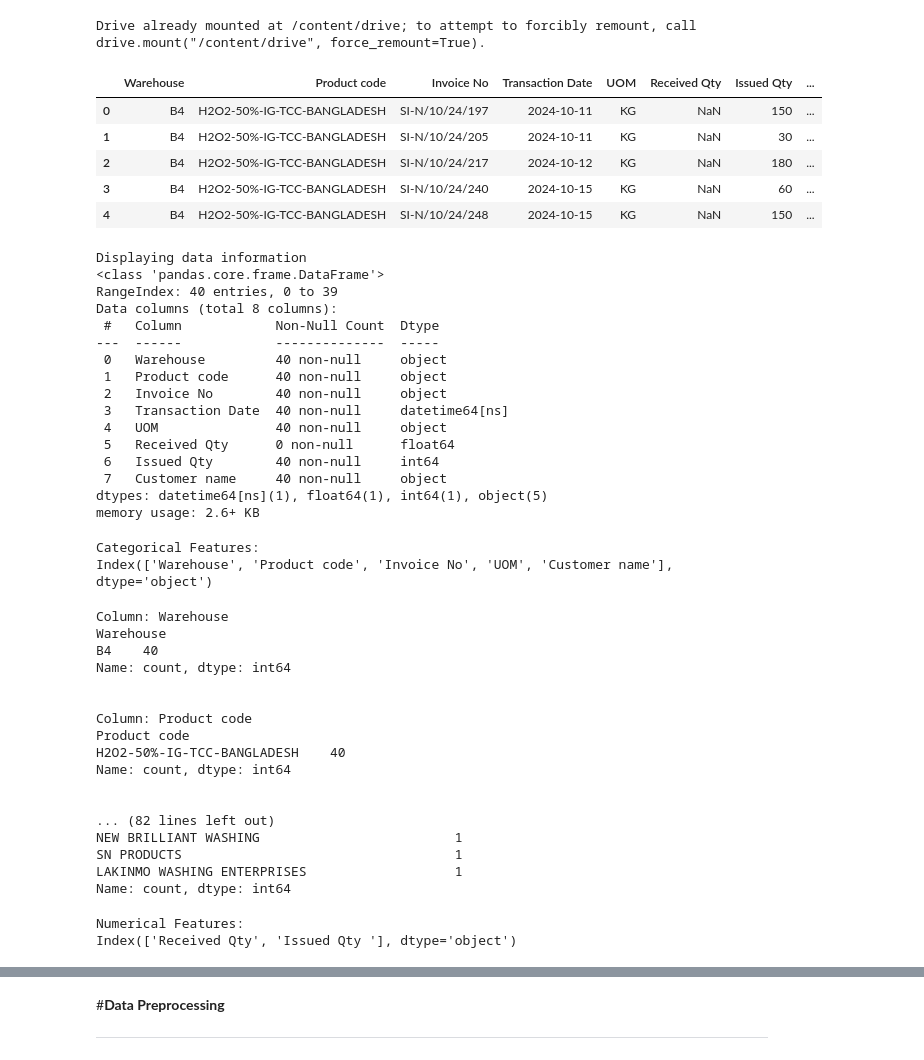
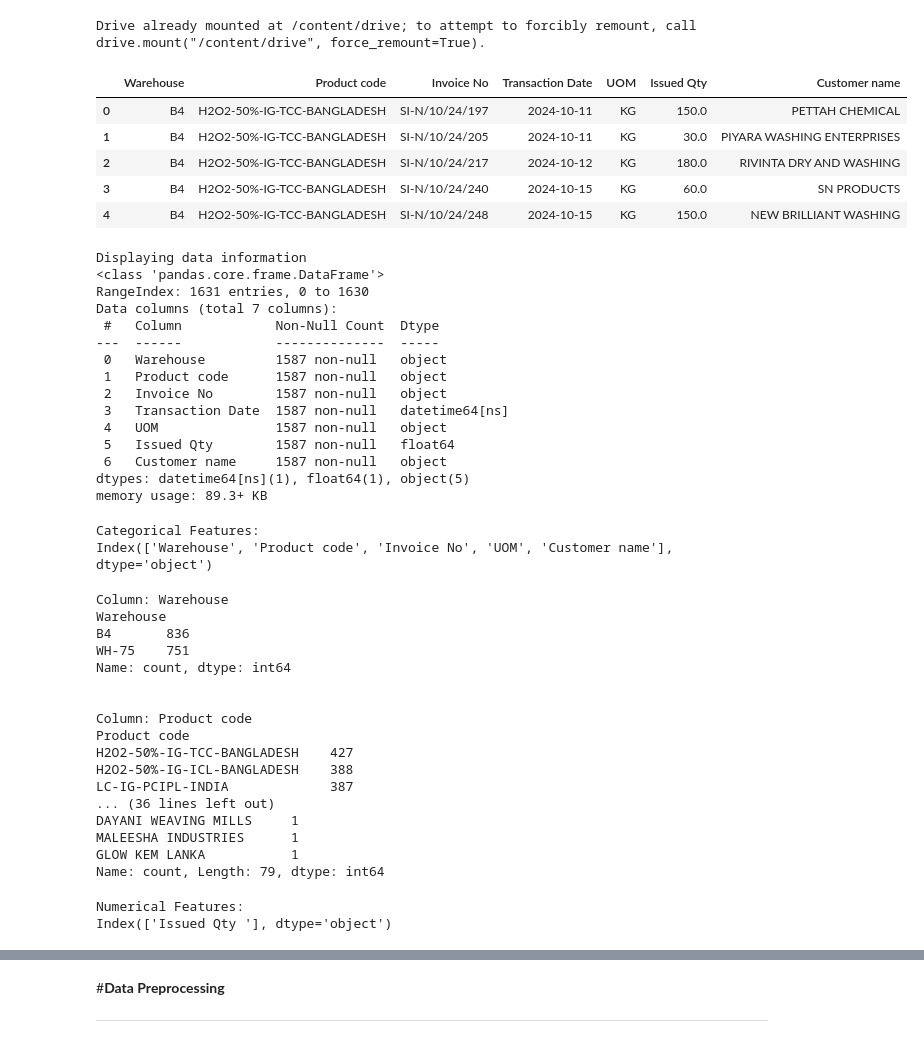
Before and after one commit to ShabnaIlmi/Data-Science-Group-Project, a Jupyter notebook: DSGP_UserData.ipynb, the cells around one changed output, grey strips where cells are left out. Cells and saved outputs as stored; diff of their text form; code cells hidden in the pictures.

```diff
--- a/DSGP_UserData.ipynb
+++ b/DSGP_UserData.ipynb
@@ -24,17 +27,17 @@ drive.mount('/content/drive')
 Drive already mounted at /content/drive; to attempt to forcibly remount, call drive.mount("/content/drive", force_remount=True).
 # %%
 # Loading the dataset with the proper delimiter (semicolon)
-data = pd.read_excel('/content/drive/MyDrive/DSGP_User/Stock report.xlsx', sheet_name='TCC')
+data = pd.read_excel('/content/drive/MyDrive/DSGP_User/Pre Processed data/Stock-report_generated.xlsx', sheet_name='TCC')
 
 # Displaying the first few rows of the data
 data.head()
 # %% [output]
-|  | Warehouse | Product code | Invoice No | Transaction Date | UOM | Received Qty | Issued Qty | ... |
-| 0 | B4 | H2O2-50%-IG-TCC-BANGLADESH | SI-N/10/24/197 | 2024-10-11 | KG | NaN | 150 | ... |
-| 1 | B4 | H2O2-50%-IG-TCC-BANGLADESH | SI-N/10/24/205 | 2024-10-11 | KG | NaN | 30 | ... |
-| 2 | B4 | H2O2-50%-IG-TCC-BANGLADESH | SI-N/10/24/217 | 2024-10-12 | KG | NaN | 180 | ... |
-| 3 | B4 | H2O2-50%-IG-TCC-BANGLADESH | SI-N/10/24/240 | 2024-10-15 | KG | NaN | 60 | ... |
-| 4 | B4 | H2O2-50%-IG-TCC-BANGLADESH | SI-N/10/24/248 | 2024-10-15 | KG | NaN | 150 | ... |
+|  | Warehouse | Product code | Invoice No | Transaction Date | UOM | Issued Qty | Customer name |
+| 0 | B4 | H2O2-50%-IG-TCC-BANGLADESH | SI-N/10/24/197 | 2024-10-11 | KG | 150.0 | PETTAH CHEMICAL |
+| 1 | B4 | H2O2-50%-IG-TCC-BANGLADESH | SI-N/10/24/205 | 2024-10-11 | KG | 30.0 | PIYARA WASHING ENTERPRISES |
+| 2 | B4 | H2O2-50%-IG-TCC-BANGLADESH | SI-N/10/24/217 | 2024-10-12 | KG | 180.0 | RIVINTA DRY AND WASHING |
+| 3 | B4 | H2O2-50%-IG-TCC-BANGLADESH | SI-N/10/24/240 | 2024-10-15 | KG | 60.0 | SN PRODUCTS |
+| 4 | B4 | H2O2-50%-IG-TCC-BANGLADESH | SI-N/10/24/248 | 2024-10-15 | KG | 150.0 | NEW BRILLIANT WASHING |
 # %%
 # Displaying information
 print("Displaying data information")
@@ -42,20 +45,19 @@ data.info()
 # %% [output]
 Displaying data information
 <class 'pandas.core.frame.DataFrame'>
-RangeIndex: 40 entries, 0 to 39
-Data columns (total 8 columns):
+RangeIndex: 1631 entries, 0 to 1630
+Data columns (total 7 columns):
  #   Column            Non-Null Count  Dtype
 ---  ------            --------------  -----
- 0   Warehouse         40 non-null     object
- 1   Product code      40 non-null     object
- 2   Invoice No        40 non-null     object
- 3   Transaction Date  40 non-null     datetime64[ns]
- 4   UOM               40 non-null     object
- 5   Received Qty      0 non-null      float64
- 6   Issued Qty        40 non-null     int64
- 7   Customer name     40 non-null     object
-dtypes: datetime64[ns](1), float64(1), int64(1), object(5)
-memory usage: 2.6+ KB
+ 0   Warehouse         1587 non-null   object
+ 1   Product code      1587 non-null   object
+ 2   Invoice No        1587 non-null   object
+ 3   Transaction Date  1587 non-null   datetime64[ns]
+ 4   UOM               1587 non-null   object
+ 5   Issued Qty        1587 non-null   float64
+ 6   Customer name     1587 non-null   object
+dtypes: datetime64[ns](1), float64(1), object(5)
+memory usage: 89.3+ KB
 # %%
 # Identifying categorical and numerical columns
 categorical_cols = data.select_dtypes(include=['object']).columns
@@ -75,28 +77,28 @@ for col in categorical_cols:
 # %% [output]
 Column: Warehouse
 Warehouse
-B4    40
+B4       836
+WH-75    751
 Name: count, dtype: int64
 
 
 Column: Product code
 Product code
-H2O2-50%-IG-TCC-BANGLADESH    40
-Name: count, dtype: int64
-
-
-... (82 lines left out)
-NEW BRILLIANT WASHING                         1
-SN PRODUCTS                                   1
-LAKINMO WASHING ENTERPRISES                   1
-Name: count, dtype: int64
+H2O2-50%-IG-TCC-BANGLADESH    427
+H2O2-50%-IG-ICL-BANGLADESH    388
+LC-IG-PCIPL-INDIA             387
+... (36 lines left out)
+DAYANI WEAVING MILLS     1
+MALEESHA INDUSTRIES      1
+GLOW KEM LANKA           1
+Name: count, Length: 79, dtype: int64
 # %%
 # Displaying the numerical features
 print("Numerical Features:")
 print(numerical_cols)
 # %% [output]
 Numerical Features:
-Index(['Received Qty', 'Issued Qty '], dtype='object')
+Index(['Issued Qty '], dtype='object')
 # %%
 # Unique values and their counts relevant to each numerical columns
 for col in numerical_cols:
```
Also changed, not shown: parts of 26 cells of this notebook.
